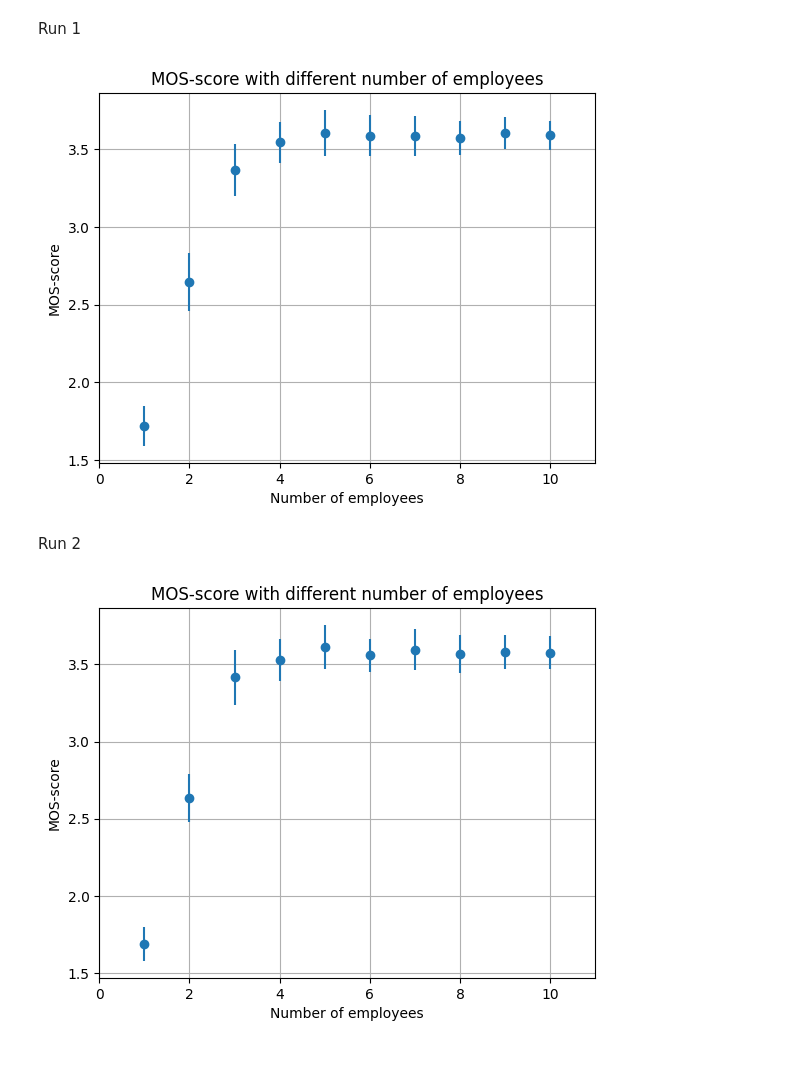
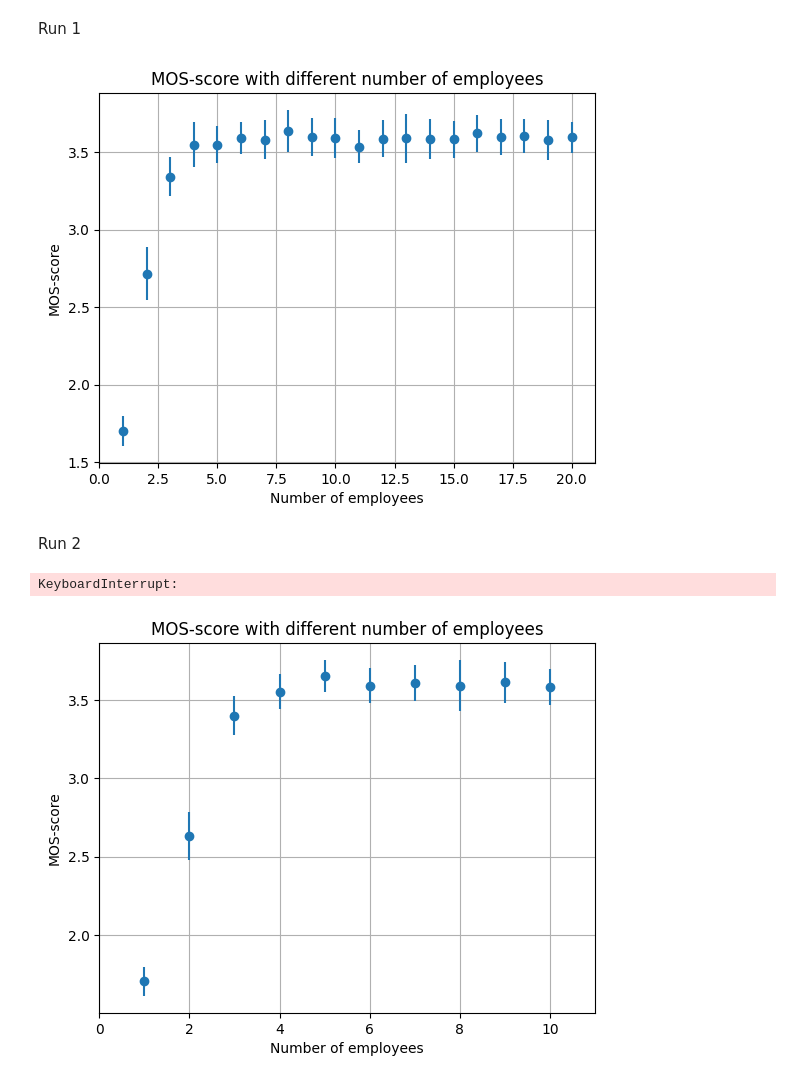
Before and after one commit to nemisis84/PYSE, a Jupyter notebook: scripts and notebooks/plotting.ipynb, the cells around one changed output. Saved outputs shown, nothing was run; the diff lists cells and outputs as text; code cells hidden in the pictures.

```diff
--- a/scripts and notebooks/plotting.ipynb
+++ b/scripts and notebooks/plotting.ipynb
@@ -10,7 +10,7 @@ import matplotlib.pyplot as plt
 ### Simulate
 # %%
 def run():
-    custumer_interval_lambda = 1/3
+    customer_interval_lambda = 1/3
     moving_time_lambda = 2
     scanning_time = 0.1
     paying_time = 0.2
@@ -18,13 +18,13 @@ def run():
     N = np.array([100, 150, 50, 150, 80, 40, 250])
     refilling_time = np.array([60, 36, 42, 42, 30, 60, 90])
 
-    employeers_range = 10
+    employeers_range = 20
     simulations = 30
 
     results = np.zeros((simulations, employeers_range))
     for n_employyers in range(1, employeers_range+1):
         for i in range(simulations):
-            sim = np.array(main.run_sim(n_employyers, custumer_interval_lambda, moving_time_lambda,
+            sim = np.array(main.run_sim(n_employyers, customer_interval_lambda, moving_time_lambda,
                                     scanning_time, paying_time, time_to_pick_item, N, refilling_time))
             results[i][n_employyers-1] = sim.mean()
 
@@ -38,22 +42,22 @@ Run 1
 # %%
-df = run()
-mean_vals = df.mean(axis=0)
-std_vals = df.std(axis=0)
 plt.errorbar(range(1, len(mean_vals)+1), list(mean_vals), yerr = list(std_vals), fmt="o")
 plt.grid()
 plt.xlabel("Number of employees")
-plt.xlim(0,11)
+plt.xlim(0,21)
 plt.ylabel("MOS-score")
 plt.title("MOS-score with different number of employees")
 plt.savefig("../figures/Fig1.png")
 # %% [output]
-[figure, old version]
+[figure, new version]
 # %% [markdown]
 Run 2
+# %%
+df = run()
+mean_vals = df.mean(axis=0)
+std_vals = df.std(axis=0)
+# %% [output]
+KeyboardInterrupt:
 # %%
-df = run()
-mean_vals = df.mean(axis=0)
-std_vals = df.std(axis=0)
 plt.errorbar(range(1, len(mean_vals)+1), list(mean_vals), yerr = list(std_vals), fmt="o")
 plt.grid()
 plt.xlabel("Number of employees")
@@ -62,4 +66,4 @@ plt.ylabel("MOS-score")
 plt.title("MOS-score with different number of employees")
 plt.savefig("../figures/Fig2.png")
 # %% [output]
-[figure, old version]
+[figure, new version]
```
Also changed, not shown: parts of 1 cell of this notebook, 3 other files.
